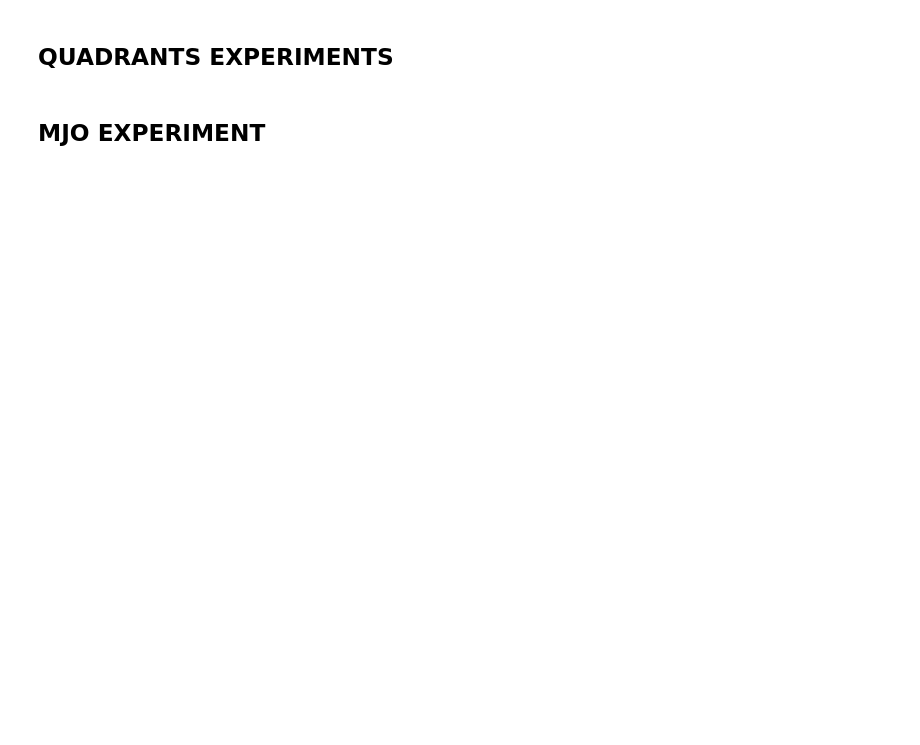
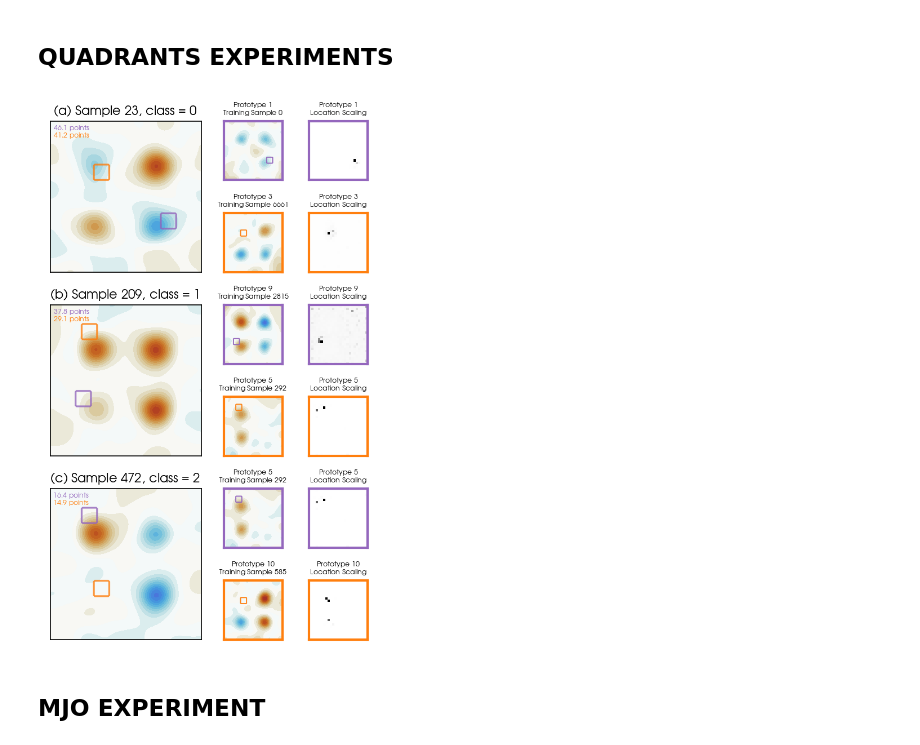
Before and after one commit to eabarnes1010/tlltt, a Jupyter notebook: _vizPrototypes.ipynb, the cells around one changed output. Cells and saved outputs as stored; diff of their text form; code cells hidden in the pictures; blank space fills up the shorter version.

```diff
--- a/_vizPrototypes.ipynb
+++ b/_vizPrototypes.ipynb
@@ -105,7 +110,7 @@ if(EXP_NAME[:3]=='mjo'):
                                                                                          standardize=settings['standardize'],
                                                                                          shuffle=settings['shuffle'],
                                                                                         )
-elif(EXP_NAME[:8]=='extremes'):
+elif(EXP_NAME[:9]=='quadrants'):
     filename = DATA_DIR + DATA_NAME + '.mat'
     X_train, y_train, X_val, y_val, X_test, y_test, lat, lon = data_functions.get_and_process_data(filename,
                                                                                         rng,
@@ -113,15 +118,3 @@ elif(EXP_NAME[:8]=='extremes'):
                                                                                         standardize=settings['standardize'],
                                                                                         shuffle=settings['shuffle'],
                                                                                         )
-
-    X_train, y_train, X_val, y_val, X_test, y_test = data_functions.subsample_extremes(RANDOM_SEED, X_train, y_train, X_val, y_val, X_test, y_test)
-
-
-elif(EXP_NAME[:5]=='jamin' or EXP_NAME[:9]=='quadrants'):
-    filename = DATA_DIR + DATA_NAME + '.mat'
-    X_train, y_train, X_val, y_val, X_test, y_test, lat, lon = data_functions.get_and_process_data(filename,
-                                                                                        rng,
-                                                                                        colored=settings['colored'],
-                                                                                        standardize=settings['standardize'],
-                                                                                        shuffle=settings['shuffle'],
-                                                                                        )
@@ -273,17 +334,13 @@ raise ValueError('here')
 # %%
-y_predict_class = np.argmax(y_predict,axis=1)
-igrab_samples = np.where(y_predict_class==0)[0]
+# y_predict_class = np.argmax(y_predict,axis=1)
+# igrab_samples = np.where(y_predict_class==0)[0]
 
-y_predict_class = np.argmax(y_predict,axis=1)
-igrab_samples = np.where(y_predict_class==2)[0]
+# y_predict_class = np.argmax(y_predict,axis=1)
+# igrab_samples = np.where(y_predict_class==2)[0]
 # %% [markdown]
 ## QUADRANTS EXPERIMENTS
-# %%
-y_predict_class = np.argmax(y_predict_val,axis=1)
-k = np.where(y_predict_class==0)[0]
-print(k)
 # %%
-if EXP_NAME[:5] == 'jamin' or EXP_NAME[:9] == 'quadrants':
+if EXP_NAME[:9] == 'quadrants':
     imp.reload(plots)
 #     SAMPLES = np.random.choice(np.arange(0,len(y_predict[:,0])), size=3)
     SAMPLES = (23,209,472)
@@ -342,33 +399,35 @@ if EXP_NAME[:5] == 'jamin' or EXP_NAME[:9] == 'quadrants':
 
             #-------------------------------
             # PLOT THE PROTOTYPES
             ax = fig.add_subplot(spec[base_row+sorted_index-1,2],aspect='equal')
             rf = receptive_field.computeMask(prototype_indices[prototype_index,0], prototype_indices[prototype_index,1])
             img = np.squeeze(input_train[0][0][prototype_sample[prototype_index],:,:,:])
             p = plots.plot_sample(ax, img,)
             q = plots.display_rfpatch(ax, rf, clr=colors[sorted_index-1])
             plt.setp(ax.spines.values(), color=colors[sorted_index-1],linewidth=2)
             plt.title('Prototype ' + str(prototype_index) + '\nTraining Sample ' + str(np.round(prototype_sample[prototype_index],1)), fontsize=FS)
 #             plt.title('Prototype ' + str(prototype_index) + '\n' + str(np.round(prototype_points,1)) + ' points', fontsize=FS)
 
 
             #-------------------------------
             # PLOT THE MASKS
             ax = fig.add_subplot(spec[base_row+sorted_index-1,3],aspect='equal')
             rf = receptive_field.computeMask(prototype_indices[prototype_index,0], prototype_indices[prototype_index,1])
             rf[rf==0] = np.nan
             img = local_mask[:,:,prototype_index] # flip map images because of latitude flipping the image
             p = plots.plot_mask(ax,img)
 #             p.set_clim(.5,np.max(img)*.5)
             p.set_clim(0.,np.max(img))
             plt.title('Prototype ' + str(prototype_index) + '\nLocation Scaling', fontsize=FS)
             plt.setp(ax.spines.values(), color=colors[sorted_index-1],linewidth=2)
 
 
     # plt.close()
 #     plt.tight_layout()
     plt.savefig((vizualization_dir + EXP_NAME + '_samples_prototypes.png'), bbox_inches='tight', dpi=dpiFig)
     plt.show()
+# %% [output]
+[figure, added]
 # %% [markdown]
 ## MJO EXPERIMENT
 # %%
```
Also changed, not shown: parts of 10 cells of this notebook, 2 other files.
